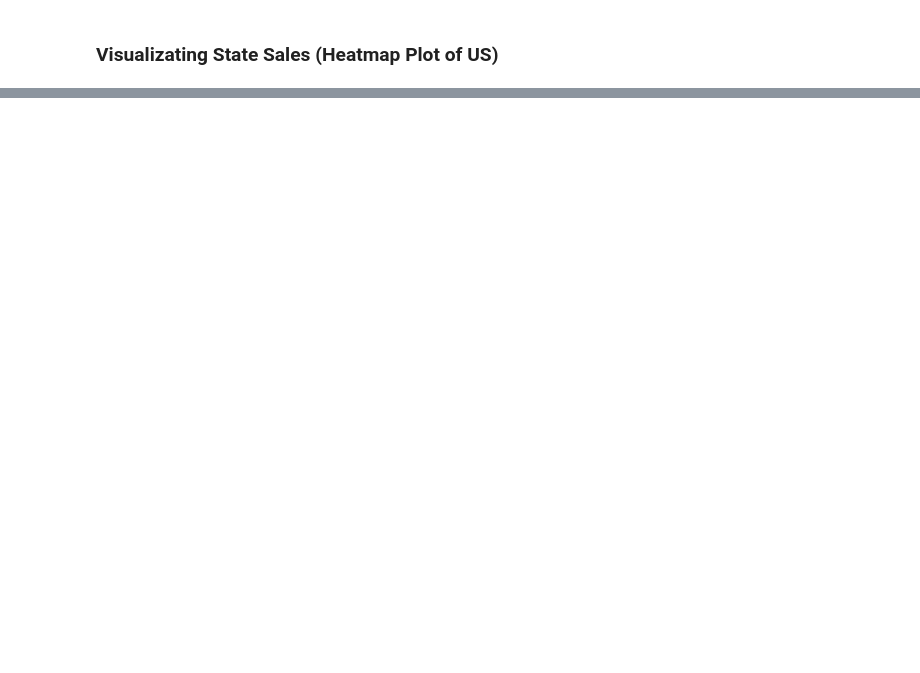
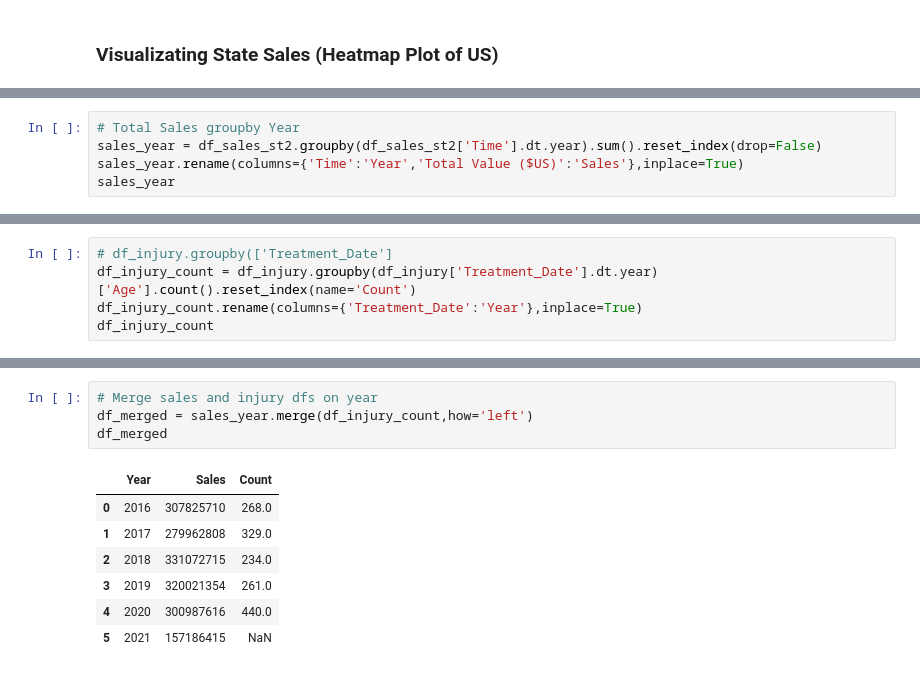
Before and after one commit to drusho/Analysis_of_US_Firework_Sales_and_Injuries, a Jupyter notebook: notebooks/Analysis_of_US_Firework_Sales_and_Injuries.ipynb, the cells around one changed output, grey strips where cells are left out. Drawn from its saved outputs; the diff is of its cells as text; blank space fills up the shorter version.

```diff
--- a/notebooks/Analysis_of_US_Firework_Sales_and_Injuries.ipynb
+++ b/notebooks/Analysis_of_US_Firework_Sales_and_Injuries.ipynb
@@ -699,0 +709,5 @@ fig.write_html("Total State Firework Sales ($USD) 2016-2020 (map).html")
+# %%
+# Total Sales groupby Year
+sales_year = df_sales_st2.groupby(df_sales_st2['Time'].dt.year).sum().reset_index(drop=False)
+sales_year.rename(columns={'Time':'Year','Total Value ($US)':'Sales'},inplace=True)
+sales_year
@@ -699,0 +722,5 @@ fig.write_html("Total State Firework Sales ($USD) 2016-2020 (map).html")
+# %%
+# df_injury.groupby(['Treatment_Date']
+df_injury_count = df_injury.groupby(df_injury['Treatment_Date'].dt.year)['Age'].count().reset_index(name='Count')
+df_injury_count.rename(columns={'Treatment_Date':'Year'},inplace=True)
+df_injury_count
@@ -699,0 +734,12 @@ fig.write_html("Total State Firework Sales ($USD) 2016-2020 (map).html")
+# %%
+# Merge sales and injury dfs on year
+df_merged = sales_year.merge(df_injury_count,how='left')
+df_merged
+# %% [output]
+|  | Year | Sales | Count |
+| 0 | 2016 | 307825710 | 268.0 |
+| 1 | 2017 | 279962808 | 329.0 |
+| 2 | 2018 | 331072715 | 234.0 |
+| 3 | 2019 | 320021354 | 261.0 |
+| 4 | 2020 | 300987616 | 440.0 |
+| 5 | 2021 | 157186415 | NaN |
```
Also changed, not shown: parts of 7 cells of this notebook.
